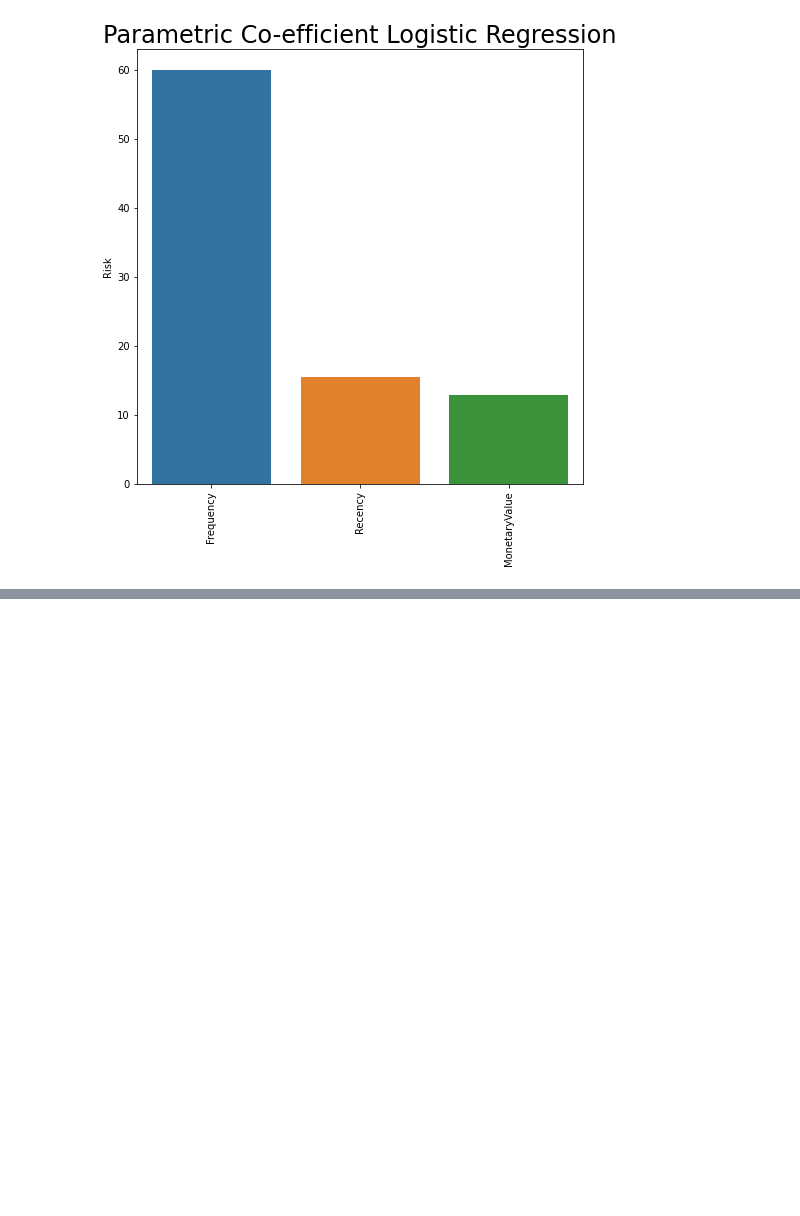
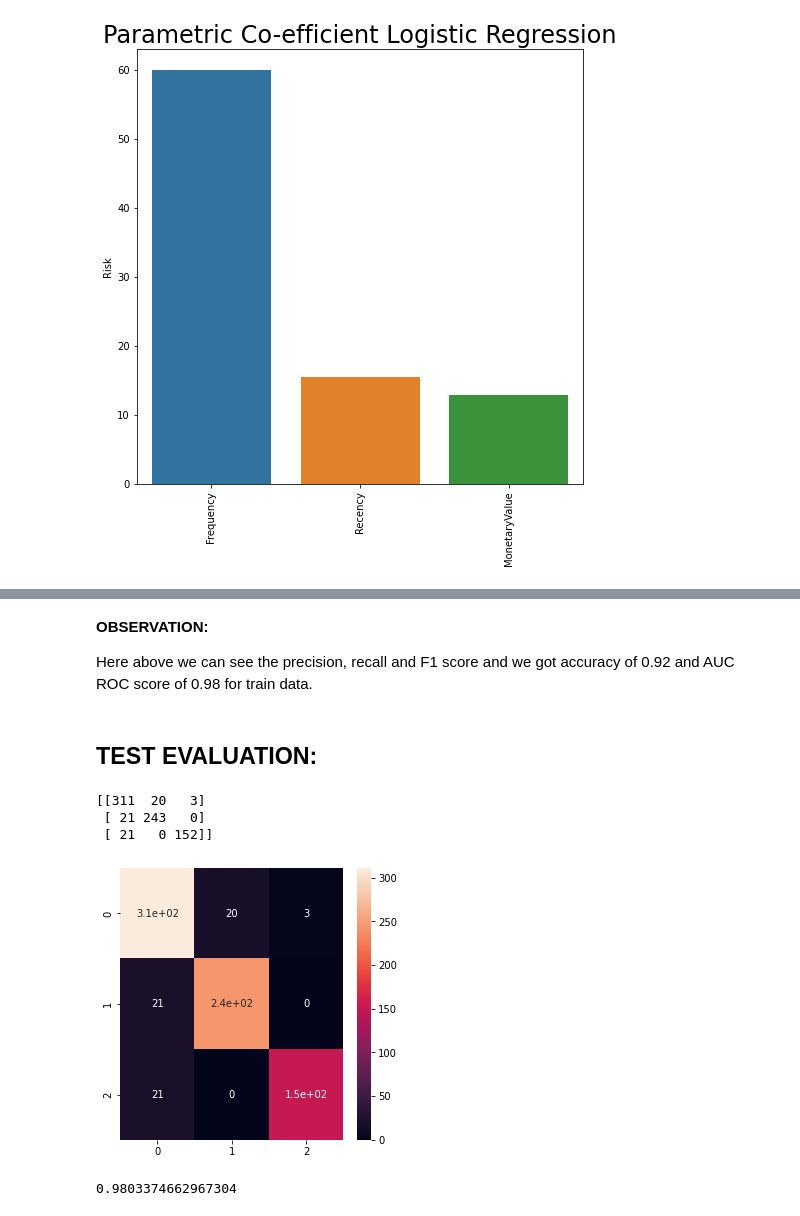
Before and after one commit to Samikshab99/Unsupervised-ML-Customer-Segmentation, a Jupyter notebook: Online_Retail_Customer_Segmentation_Capstone_Project.ipynb, the cells around one changed output, grey strips where cells are left out. Drawn from its saved outputs; the diff is of its cells as text; code cells hidden in the pictures; blank space fills up the shorter version.

```diff
--- a/Online_Retail_Customer_Segmentation_Capstone_Project.ipynb
+++ b/Online_Retail_Customer_Segmentation_Capstone_Project.ipynb
@@ -1600,0 +1677,27 @@ for item in ax.get_xticklabels():
+# %% [markdown]
+**OBSERVATION:**
+
+Here above we can see the precision, recall and F1 score and we got accuracy of 0.92 and AUC ROC score of 0.98 for train data.
+# %% [markdown]
+## TEST EVALUATION:
+# %%
+# Get the confusion matrix for both test
+fig, ax = plt.subplots(figsize = ( 5 , 5 ))
+labels = ['Not Risk', 'Risk']
+cm = confusion_matrix(y_test, test_class_preds)
+print(cm)
+
+ax= plt.subplot()
+sns.heatmap(cm, annot=True, ax = ax) #annot=True to annotate cells
+
+fig.savefig('Confusion matrix Logistic test')
+# %% [output]
+[[311  20   3]
+ [ 21 243   0]
+ [ 21   0 152]]
+[figure, added]
+# %%
+#roc auc score
+roc_auc_score(y_test, y_prob_pred_cnb, multi_class='ovo', average='weighted')
+# %% [output]
+0.9803374662967304
```
Also changed, not shown: parts of 55 cells of this notebook.
